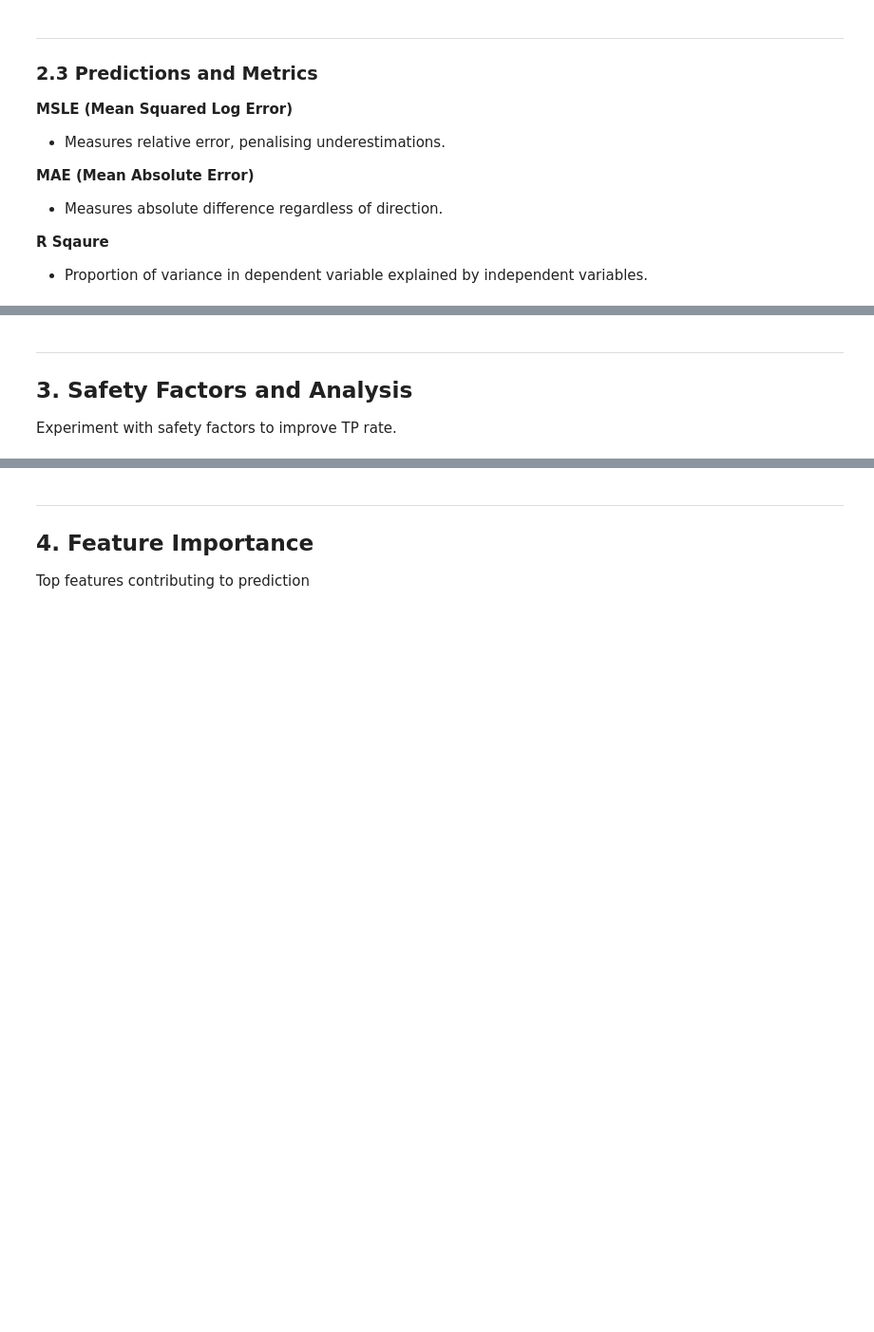
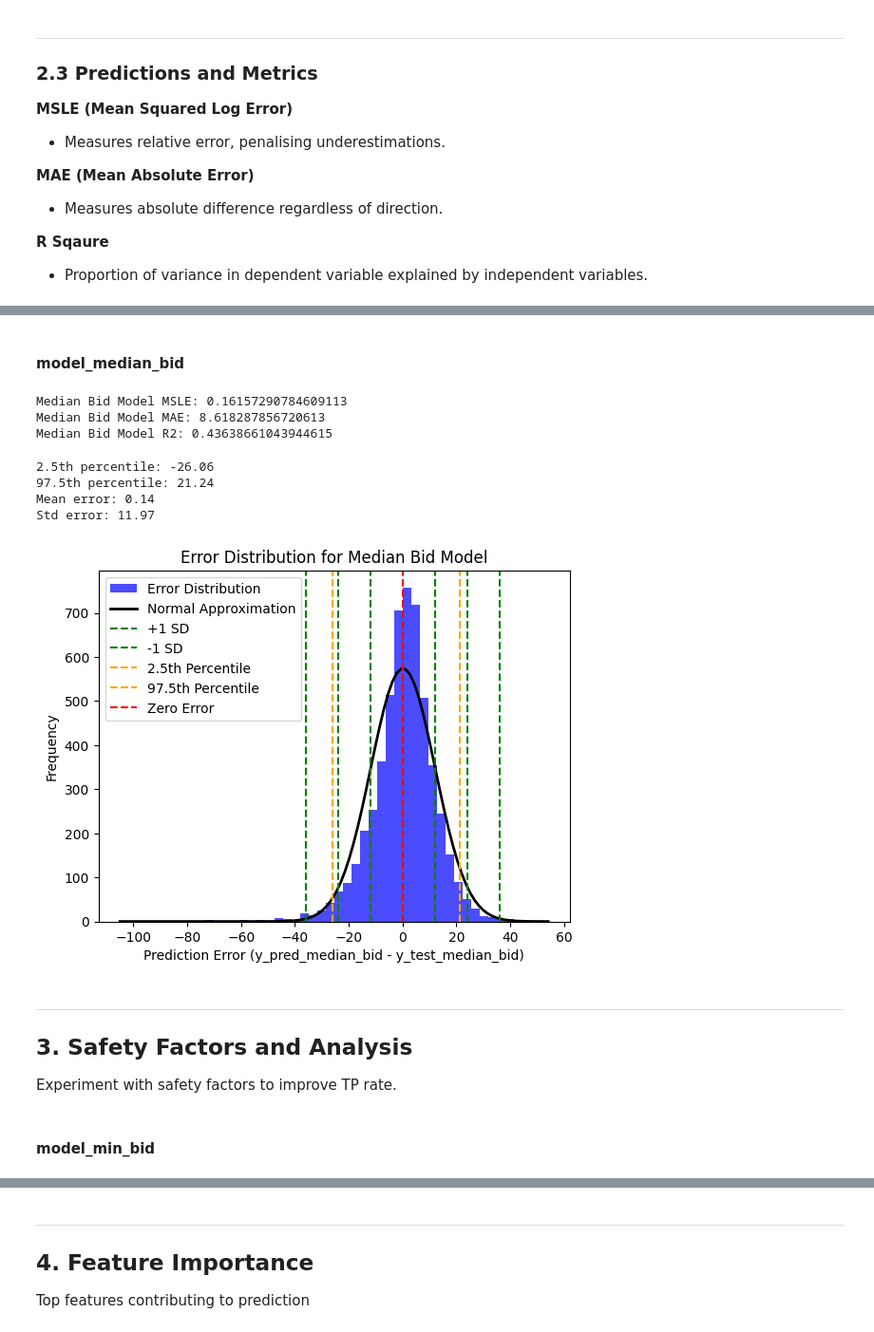
Before and after one commit to tanzhongyan/BidlySMU, a Jupyter notebook: V3_02_catboost.ipynb, the cells around one changed output, grey strips where cells are left out. Shown at 95% size. Saved outputs shown, nothing was run; the diff lists cells and outputs as text; code cells hidden in the pictures; blank space fills up the shorter version.

```diff
--- a/V3_02_catboost.ipynb
+++ b/V3_02_catboost.ipynb
@@ -495,7 +357,81 @@ plt.show()
+# %% [markdown]
+#### model_median_bid
+# %%
+# Get predictions
+y_pred_median_bid = model_median_bid.predict(X_test)
+
+# Compute MSLE
+msle_value_median_bid = mean_squared_log_error(y_test_median_bid, y_pred_median_bid)
+print("Median Bid Model MSLE:", msle_value_median_bid)
+
+# Compute MSLE
+mae_value_median_bid = mean_absolute_error(y_test_median_bid, y_pred_median_bid)
+print("Median Bid Model MAE:", mae_value_median_bid)
+
+# Compute R2 score
+r2_value_median_bid = r2_score(y_test_median_bid, y_pred_median_bid)
+print("Median Bid Model R2:", r2_value_median_bid)
+# %% [output]
+Median Bid Model MSLE: 0.16157290784609113
+Median Bid Model MAE: 8.618287856720613
+Median Bid Model R2: 0.43638661043944615
+# %%
+# Calculate errors
+errors_median_bid = y_pred_median_bid - y_test_median_bid
+
+# Compute mean and standard deviation of errors
+mean_error_median_bid = np.mean(errors_median_bid)
+std_error_median_bid = np.std(errors_median_bid)
+
+# Compute 2.5th and 97.5th percentiles for the error distribution
+percentile_2_5_median_bid = np.percentile(errors_median_bid, 2.5)
+percentile_97_5_median_bid = np.percentile(errors_median_bid, 97.5)
+
+# Print values
+print(f"2.5th percentile: {percentile_2_5_median_bid:.2f}")
+print(f"97.5th percentile: {percentile_97_5_median_bid:.2f}")
+print(f"Mean error: {mean_error_median_bid:.2f}")
+print(f"Std error: {std_error_median_bid:.2f}")
+
+# Generate values for normal distribution curve
+x_values_median_bid = np.linspace(min(errors_median_bid), max(errors_median_bid), 100)
+y_values_median_bid = stats.norm.pdf(x_values_median_bid, mean_error_median_bid, std_error_median_bid) * len(errors_median_bid) * (max(errors_median_bid) - min(errors_median_bid)) / 50
+# %% [output]
+2.5th percentile: -26.06
+97.5th percentile: 21.24
+Mean error: 0.14
+Std error: 11.97
+# %%
+# Plot histogram of errors
+plt.hist(errors_median_bid, bins=50, alpha=0.7, color='blue', density=False, label="Error Distribution")
+
+# Plot normal distribution curve
+plt.plot(x_values_median_bid, y_values_median_bid, color='black', linestyle='-', linewidth=2, label="Normal Approximation")
+
+# Add vertical lines for standard deviations
+for i in range(1, 4):
+    plt.axvline(mean_error_median_bid + i * std_error_median_bid, color='green', linestyle='--', label=f'+{i} SD' if i == 1 else None)
+    plt.axvline(mean_error_median_bid - i * std_error_median_bid, color='green', linestyle='--', label=f'-{i} SD' if i == 1 else None)
+
+# Add vertical lines for percentiles
+plt.axvline(percentile_2_5_median_bid, color='orange', linestyle='--', label='2.5th Percentile')
+plt.axvline(percentile_97_5_median_bid, color='orange', linestyle='--', label='97.5th Percentile')
+
+# Labels and title
+plt.axvline(0, color='red', linestyle='--', label='Zero Error')
+plt.xlabel('Prediction Error (y_pred_median_bid - y_test_median_bid)')
+plt.ylabel('Frequency')
+plt.title('Error Distribution for Median Bid Model')
+plt.legend()
+plt.show()
+# %% [output]
+[figure, added]
 # %% [markdown]
 
 ---
 ## **3. Safety Factors and Analysis**
 Experiment with safety factors to improve TP rate.
+# %% [markdown]
+#### model_min_bid
 # %%
 # Initialize lists to store results
```
Also changed, not shown: parts of 38 cells of this notebook, 3 other files.
